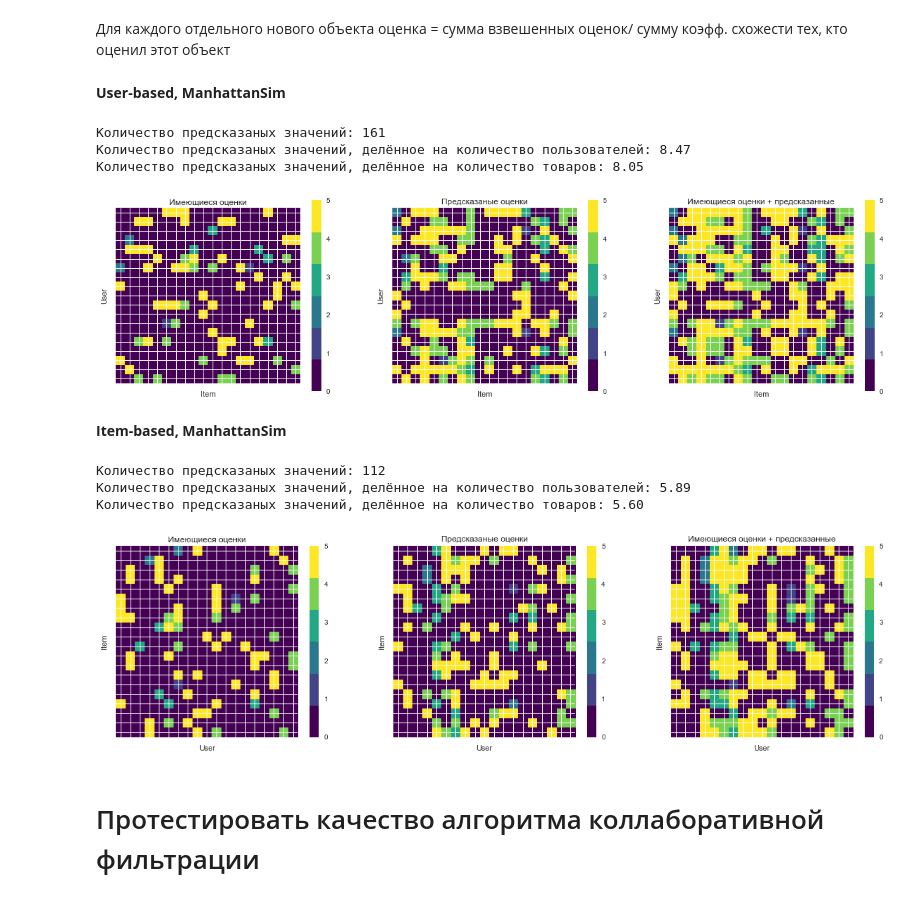
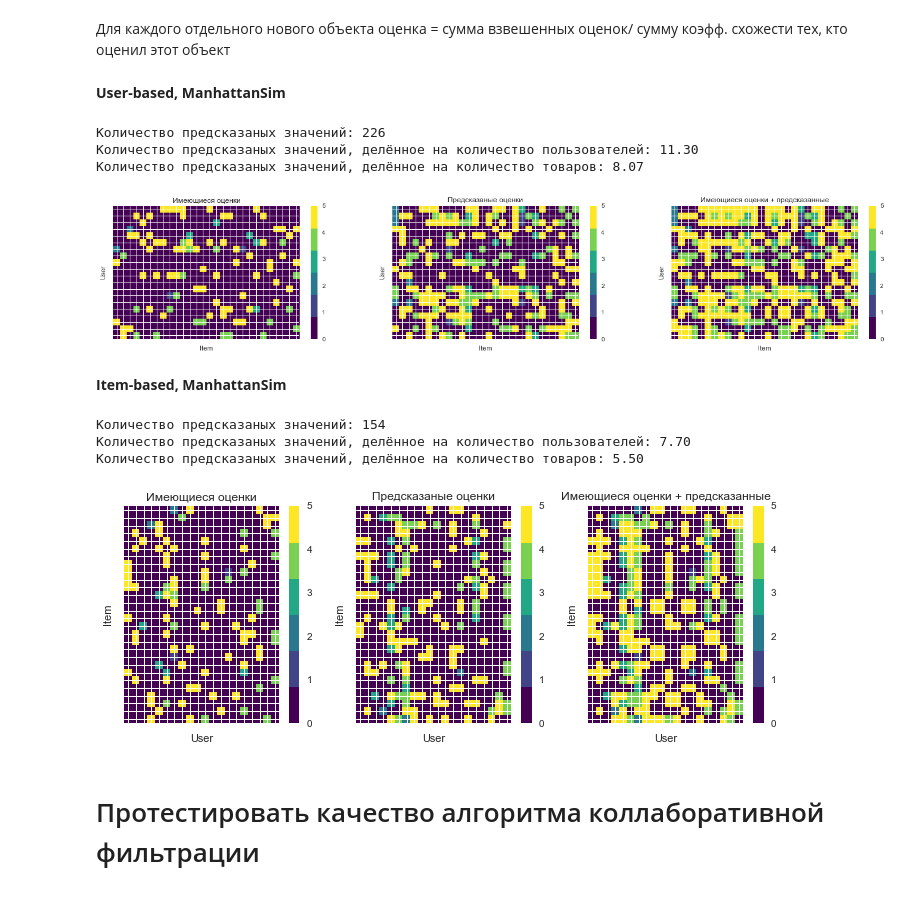
Before and after one commit to Copatych/ngtu_intell_systems, a Jupyter notebook: lab_work_1_2.ipynb, the cells around one changed output. Saved outputs shown, nothing was run; the diff lists cells and outputs as text; code cells hidden in the pictures.

```diff
--- a/lab_work_1_2.ipynb
+++ b/lab_work_1_2.ipynb
@@ -136,11 +136,13 @@ plt.show()
 Изначальная заполненность таблицы очень маленькая. Из всех пользователей и фильмов выберем **n_users** пользователей с наибольшим кол-вом отзывов и из них **n_items** объектов с наибольшим кол-вом отзывов.
 # %%
 nUsers = 20
-nItems = 20
+nItems = 28
 
-mostActiveUsers = df["user"].value_counts().head(nUsers).index
+mostActiveUsers = (df["user"].value_counts()[:nUsers]).index.tolist()
+mostActiveUsers.sort()
 dfNUsers = df[df["user"].isin(mostActiveUsers)]
-mostActiveItems = dfNUsers["item"].value_counts().head(nItems).index
+mostActiveItems = (dfNUsers["item"].value_counts()[:nItems]).index.tolist()
+mostActiveItems.sort()
 rankings = dfNUsers[dfNUsers["item"].isin(mostActiveItems)].reset_index(drop=True)
 
 print("Было", len(df), "элементов в DataFrame")
@@ -148,6 +150,6 @@ print("Стало", len(rankings), "элементов в DataFrame")
 print("-"*40)
 display(Markdown("**Полученная таблица с наибольшим количеством отзывов:**"))
 # display(rankings.head(3))
-short_description_of_filling(rankings)
+shortDescriptionOfFilling(rankings)
 # %% [output]
 Было 20473 элементов в DataFrame
@@ -209,32 +211,26 @@ print("Размер матрицы {} x {}, Элементов {}, Заполн
 # %% [markdown]
 ## Вывод матрицы R в графическом виде
 # %%
-# Вывод матрицы R в графическом виде
-from matplotlib import cm
+from matplotlib import cm # Вывод матрицы R в графическом виде
 
-def visualizeR(R: np.ndarray, xlabel: str, ylabel: str, xlabelsList=None, ylabelsList=None, isAddTicks=False, autoFigsize=True):
+def visualizeR(R: np.ndarray, xlabel: str, ylabel: str, xlabelsList=None,
+               ylabelsList=None, isAddTicks=False, autoFigsize=True):
     R = R.round().astype('int8')
     # создание своей цветовой карты, с разделением на 6 участков по количеству оценок (включая 0)
     myColorMap = cm.get_cmap('viridis', 6)
-
     # создание полотна размером HхW
     if autoFigsize:
         plt.figure(figsize=(9, 6.5))
-
     # отрисовка матрицы, применив цветовую карту
     plt.imshow(R, myColorMap)
-
     # добавление названия осей
     plt.xlabel(xlabel)
     plt.ylabel(ylabel)
-
-
     # добавление подписи осей
     if isAddTicks:
         plt.xticks( ticks=np.arange(len(xlabelsList)),
                     labels=xlabelsList,
                     rotation=20)
-
         plt.yticks( ticks=np.arange(len(ylabelsList)),
                     labels=ylabelsList,
                     rotation=0)
@@ -247,7 +243,6 @@ def visualizeR(R: np.ndarray, xlabel: str, ylabel: str, xlabelsList=None, ylabel
             plt.yticks(ticks=np.arange(0,len (ylabelsList)), labels=[])
         else:
             plt.yticks(ticks=[], labels=[])
-
     # добавление цветовой полосы
     plt.colorbar()
 # %%
@@ -571,50 +567,56 @@ def getRatingsForAll(R: np.ndarray, RSim: pd.DataFrame, k=5, verbose=False) -> n
 # %%
-def visualizeRAndRCalculated(R, RCalculated, xTitle, yTitle, xListLabels, yListLabels, isAddTicks=False):
-    fig, axs = plt.subplots(nrows=1, ncols=3, figsize=(20, 5))
+def visualizeRAndRCalculated(R, RCalculated, xTitle, yTitle,
+                             xListLabels, yListLabels, isAddTicks=False):
+    fig, axs = plt.subplots(nrows=1, ncols=3,
+                            figsize=(3 * 5.5 * R.shape[1] / R.shape[0] + 0, 4))
     plt.sca(axs[0])
     visualizeR(R, xTitle, yTitle, xListLabels, yListLabels, autoFigsize=False)
     plt.title("Имеющиеся оценки")
 
     plt.sca(axs[1])
     visualizeR(RCalculated, xTitle, yTitle, xListLabels, yListLabels, autoFigsize=False)
     plt.title("Предсказаные оценки")
 
     plt.sca(axs[2])
     visualizeR(R + RCalculated, xTitle, yTitle, xListLabels, yListLabels, autoFigsize=False)
     plt.title("Имеющиеся оценки + предсказанные")
 
 
 usedSim = ManhattanSim
 
 RSim = getRSim(R, userUniqList, usedSim)
 RCalculated = getRatingsForAll(R, RSim)
 
 display(Markdown("**User-based, {}**".format(usedSim.__name__)))
 print("Количество предсказаных значений: {}".format((RCalculated != 0).sum()))
-print("Количество предсказаных значений, делённое на количество пользователей: {:.2f}".format((RCalculated != 0).sum() / R.shape[0]))
-print("Количество предсказаных значений, делённое на количество товаров: {:.2f}".format((RCalculated != 0).sum() / R.shape[1]))
+print("Количество предсказаных значений, делённое на количество пользователей: {:.2f}"\
+      .format((RCalculated != 0).sum() / R.shape[0]))
+print("Количество предсказаных значений, делённое на количество товаров: {:.2f}"\
+      .format((RCalculated != 0).sum() / R.shape[1]))
 visualizeRAndRCalculated(R, RCalculated, "Item", "User", itemUniqList, userUniqList)
 plt.show()
 
 RSim = getRSim(R.T, itemUniqList, usedSim)
 RCalculated = getRatingsForAll(R.T, RSim)
 display(Markdown("**Item-based, {}**".format(usedSim.__name__)))
 print("Количество предсказаных значений: {}".format((RCalculated != 0).sum()))
-print("Количество предсказаных значений, делённое на количество пользователей: {:.2f}".format((RCalculated != 0).sum() / R.shape[0]))
-print("Количество предсказаных значений, делённое на количество товаров: {:.2f}".format((RCalculated != 0).sum() / R.shape[1]))
+print("Количество предсказаных значений, делённое на количество пользователей: {:.2f}"\
+      .format((RCalculated != 0).sum() / R.shape[0]))
+print("Количество предсказаных значений, делённое на количество товаров: {:.2f}"\
+      .format((RCalculated != 0).sum() / R.shape[1]))
 visualizeRAndRCalculated(R.T, RCalculated, "User", "Item", userUniqList, itemUniqList)
 plt.show()
 # %% [output]
 **User-based, ManhattanSim**
-Количество предсказаных значений: 161
-Количество предсказаных значений, делённое на количество пользователей: 8.47
-Количество предсказаных значений, делённое на количество товаров: 8.05
+Количество предсказаных значений: 226
+Количество предсказаных значений, делённое на количество пользователей: 11.30
+Количество предсказаных значений, делённое на количество товаров: 8.07
-[figure, old version]
+[figure, new version]
 **Item-based, ManhattanSim**
-Количество предсказаных значений: 112
-Количество предсказаных значений, делённое на количество пользователей: 5.89
-Количество предсказаных значений, делённое на количество товаров: 5.60
+Количество предсказаных значений: 154
+Количество предсказаных значений, делённое на количество пользователей: 7.70
+Количество предсказаных значений, делённое на количество товаров: 5.50
-[figure, old version]
+[figure, new version]
 # %% [markdown]
 # Протестировать качество алгоритма коллаборативной фильтрации
 # %% [markdown]
```
Also changed, not shown: parts of 24 cells of this notebook.
